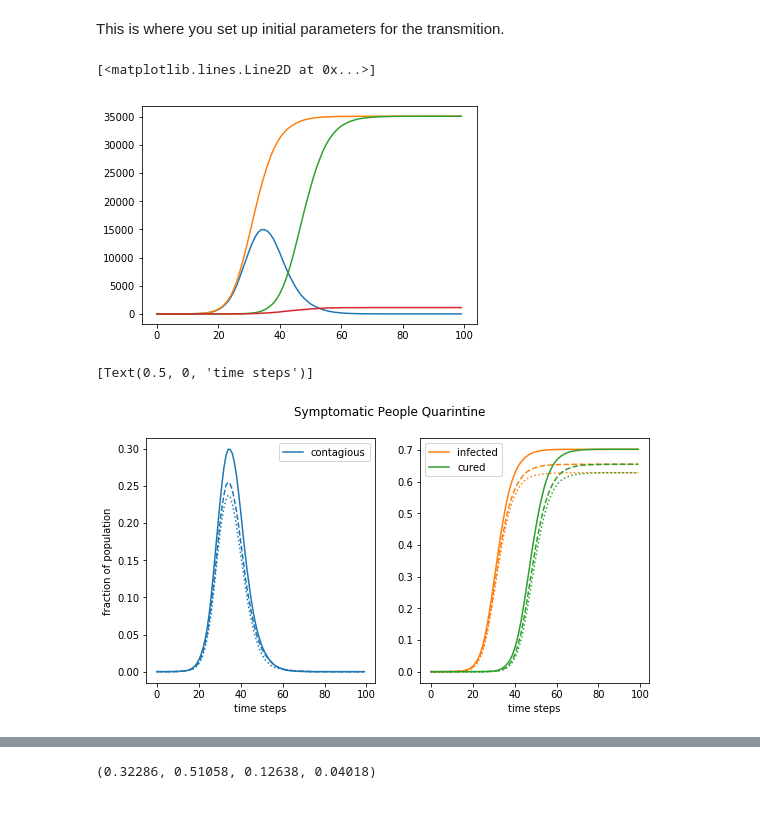
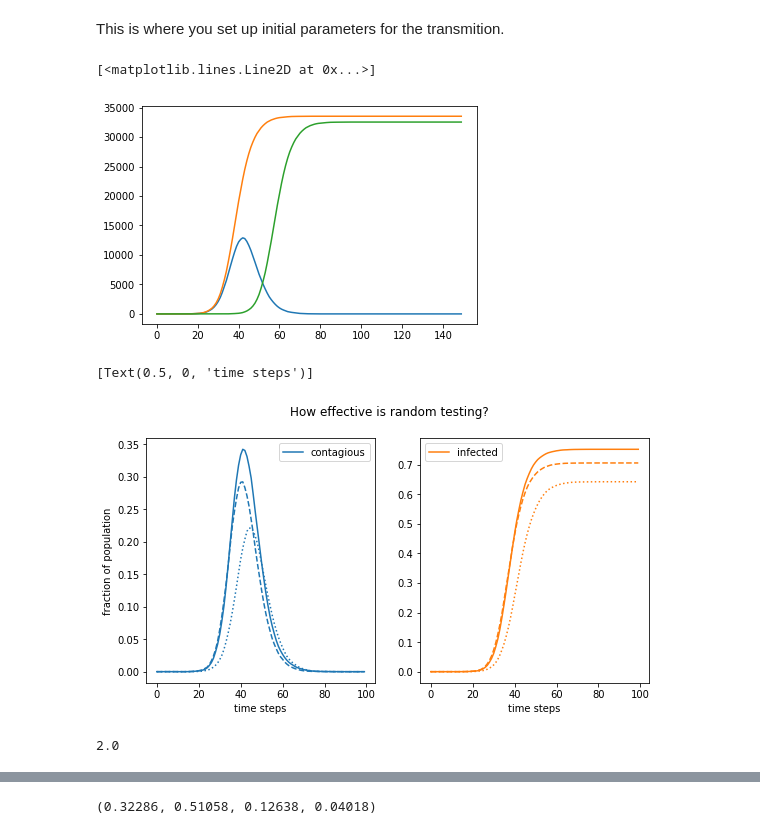
Before and after one commit to mkspillane/Infection, a Jupyter notebook: Infection.ipynb, the cells around one changed output, grey strips where cells are left out. Drawn from its saved outputs; the diff is of its cells as text; code cells hidden in the pictures.

```diff
--- a/Infection.ipynb
+++ b/Infection.ipynb
@@ -15,19 +15,23 @@ first = np.random.randint(pop_size-pop_size//5)+pop_size//5
 # %% [markdown]
 This is where you set up initial parameters for the transmition.
 # %%
+N = 150      # number of iterations to run simulation for
 N_max = 20  #The hard cap of the number of people a person can interact with in a day
              #this can be edited during run to simulate social distancing
 p=.2        #The percentage of persons contacts they interact with
              #this can be edited during run to simulate social distancing
 
-symp_days = 8    # number of time steps until symptoms appear
-start_cont_days = 6  # number of time steps until contagious starts
-cont_days = 16    # number of time steps from contraction to not contagious
-cure_days = 24   # number of time steps from contraction to being cured
+symp_days = 6    # number of time steps until symptoms appear
+start_cont_days = 4  # number of time steps until contagious starts
+cont_days = 12    # number of time steps from contraction to not contagious
+cure_days = 20   # number of time steps from contraction to being cured
 mortality_rate = 0.03   # overall mortality rate
 
+N_rand_test = 2000    # number of random tests per day
+
+
 p_trans = .125   # probability an interaction results in an infection
-N = 100       # number of iterations to run simulation for
+
 
 p_asymp = .2           # percentage of population with no symptoms
 p_mild = .6            # percentage of population with mild symptoms (death rate = 0)
@@ -64,6 +68,7 @@ infect = np.zeros((N,))  # where number of infected each time step people are st
 cured = np.zeros((N,))   # where number of cured each time step people are stored
 dead = np.zeros((N,))  # where number of dead each time step people are stored
 R0 = np.zeros((N,))  # where average number of infections per contagious person is stored
+test_pos = np.zeros((N,))  # where number of people who have tested positive is stored
 
 p_rem = [p_asymp_rem,p_mild_rem,p_severe_rem,p_critical_rem]   # packaging the remove probs for easier use
 
@@ -181,27 +230,26 @@ for i in range(N):
 plt.plot(cont)
 plt.plot(infect)
 plt.plot(cured)
-plt.plot(dead)
 # %% [output]
 [<matplotlib.lines.Line2D at 0x...>]
-[figure, old version]
+[figure, new version]
 # %%
 fig, (ax1, ax2) = plt.subplots(nrows = 1,ncols = 2, figsize=(9, 4.5))
-fig.suptitle('Symptomatic People Quarintine')
-ax1.plot(cont1/pop_size, 'C0', label = 'contagious')
-ax1.plot(cont0/pop_size, 'C0--')
-ax1.plot(cont/pop_size, 'C0:')
+fig.suptitle('How effective is random testing?')
+ax1.plot(cont0[:100]/pop_size, 'C0', label = 'contagious')
+ax1.plot(cont1[:100]/pop_size, 'C0--')
+ax1.plot(cont[:100]/pop_size, 'C0:')
 ax1.legend()
 ax1.set(xlabel='time steps', ylabel='fraction of population')
 
-ax2.plot(infect1/pop_size,'C1',label = 'infected')
-ax2.plot(infect0/pop_size, 'C1--')
-ax2.plot(infect/pop_size, 'C1:')
-ax2.plot(cured1/pop_size,'C2',label = 'cured')
-ax2.plot(cured0/pop_size, 'C2--')
-ax2.plot(cured/pop_size, 'C2:')
+ax2.plot(infect0[:100]/pop_size,'C1',label = 'infected')
+ax2.plot(infect1[:100]/pop_size, 'C1--')
+ax2.plot(infect[:100]/pop_size, 'C1:')
+# ax2.plot(cured0[:100]/pop_size,'C2',label = 'cured')
+# ax2.plot(cured1[:100]/pop_size, 'C2--')
+# ax2.plot(cured[:100]/pop_size, 'C2:')
 ax2.legend()
 ax2.set(xlabel='time steps')
 # %% [output]
 [Text(0.5, 0, 'time steps')]
-[figure, old version]
+[figure, new version]
@@ -217,0 +256,4 @@ sev=nx.get_node_attributes(pop,'severity')
+# %%
+infect.max()
+# %% [output]
+2.0
```
Also changed, not shown: parts of 17 cells of this notebook, 2 other files.
